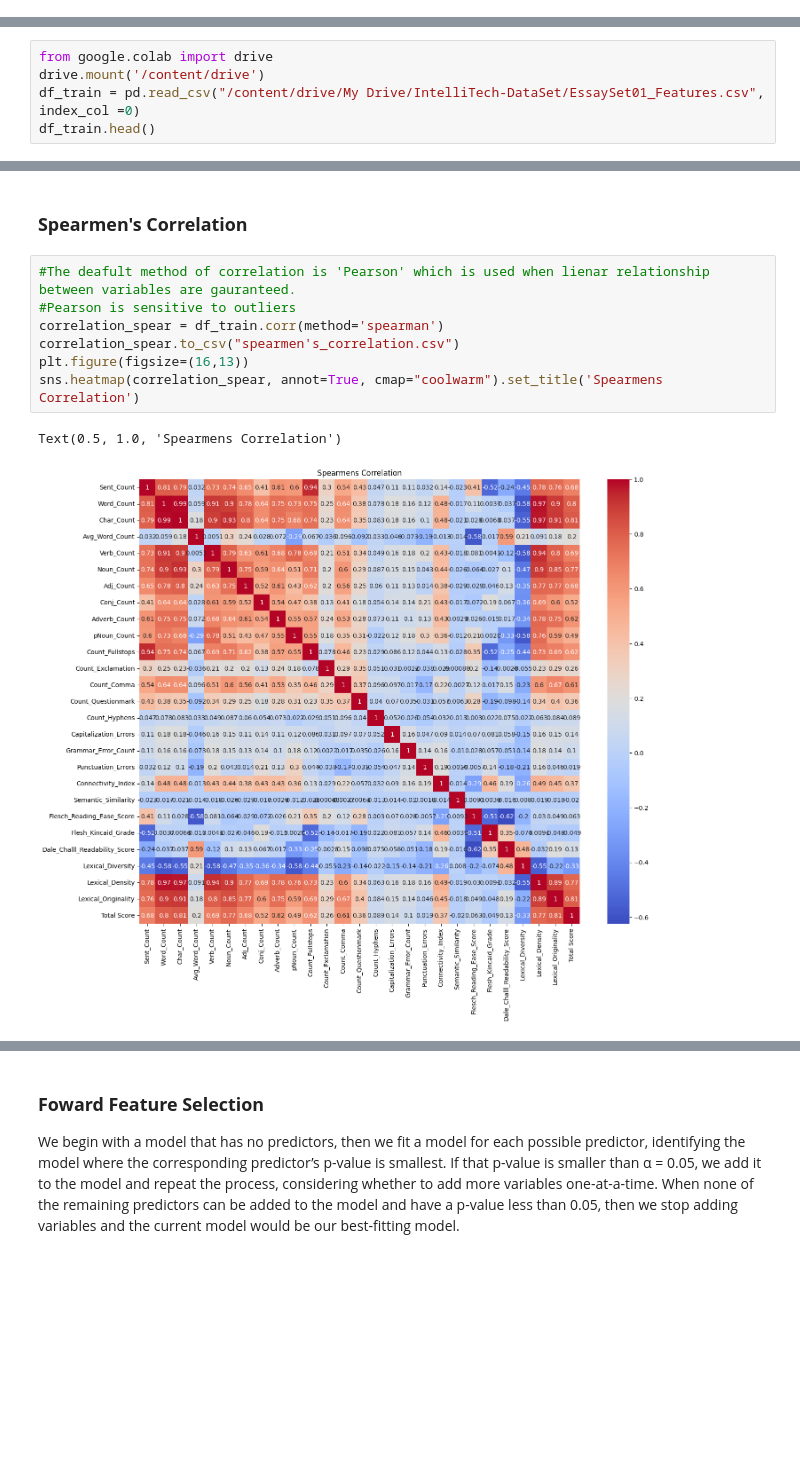
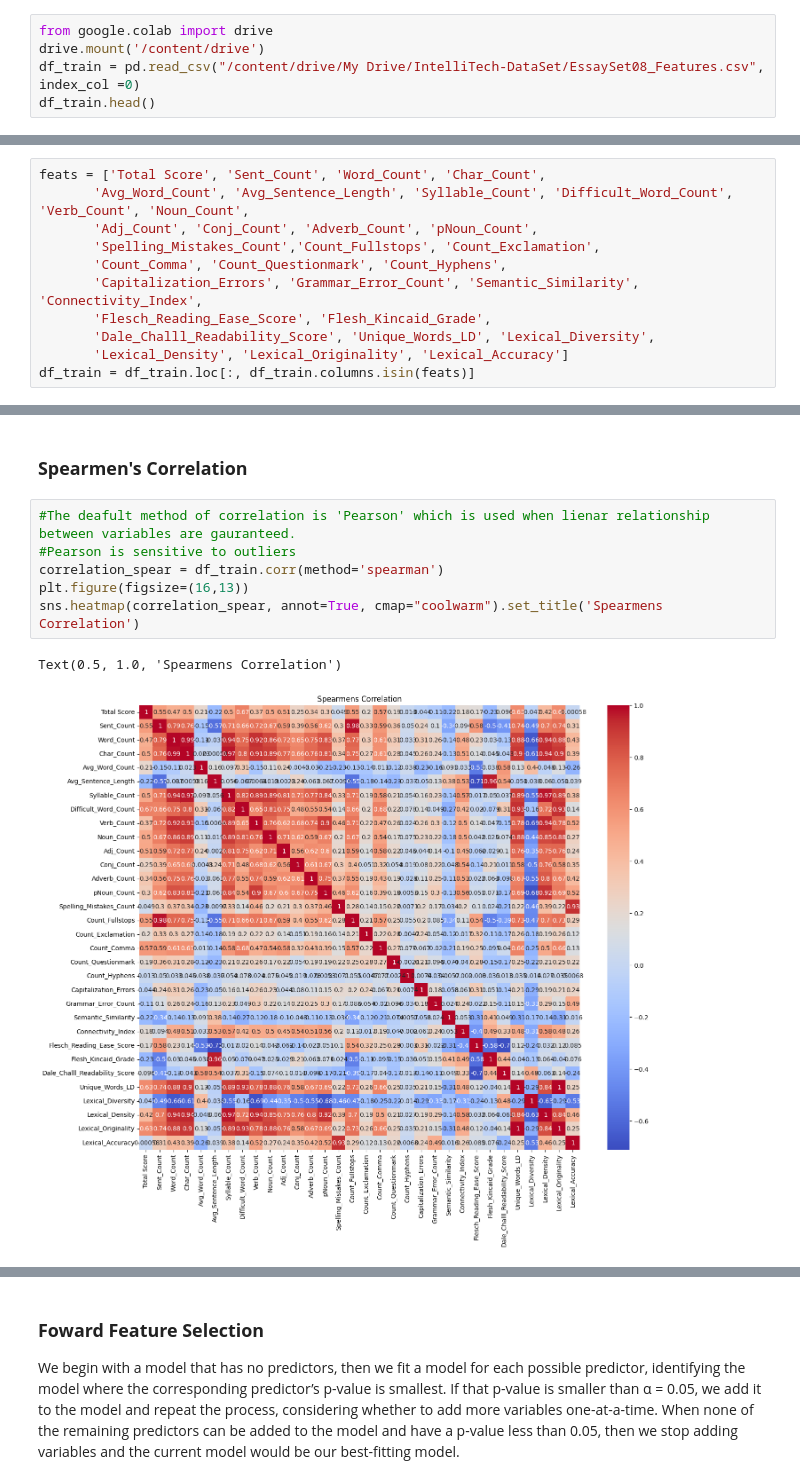
Before and after one commit to mustafabawany/IntelliTech, a Jupyter notebook: Model_Training.ipynb, the cells around one changed output, grey strips where cells are left out. Saved outputs shown, nothing was run; the diff lists cells and outputs as text; blank space fills up the shorter version.

```diff
--- a/Model_Training.ipynb
+++ b/Model_Training.ipynb
@@ -48,0 +51,5 @@ from mlxtend.feature_selection import SequentialFeatureSelector as SFS   #Forwar
+# %%
+from google.colab import drive
+drive.mount('/content/drive')
+df_train = pd.read_csv("/content/drive/My Drive/IntelliTech-DataSet/EssaySet08_Features.csv", index_col =0)
+df_train.head()
@@ -48,0 +88,11 @@ from mlxtend.feature_selection import SequentialFeatureSelector as SFS   #Forwar
+# %%
+feats = ['Total Score', 'Sent_Count', 'Word_Count', 'Char_Count',
+       'Avg_Word_Count', 'Avg_Sentence_Length', 'Syllable_Count', 'Difficult_Word_Count', 'Verb_Count', 'Noun_Count',
+       'Adj_Count', 'Conj_Count', 'Adverb_Count', 'pNoun_Count',
+       'Spelling_Mistakes_Count','Count_Fullstops', 'Count_Exclamation',
+       'Count_Comma', 'Count_Questionmark', 'Count_Hyphens',
+       'Capitalization_Errors', 'Grammar_Error_Count', 'Semantic_Similarity', 'Connectivity_Index',
+       'Flesch_Reading_Ease_Score', 'Flesh_Kincaid_Grade',
+       'Dale_Challl_Readability_Score', 'Unique_Words_LD', 'Lexical_Diversity',
+       'Lexical_Density', 'Lexical_Originality', 'Lexical_Accuracy']
+df_train = df_train.loc[:, df_train.columns.isin(feats)]
@@ -56,5 +120,0 @@ Apply transformations to make target variable more normally distributed for regr
-# %%
-from google.colab import drive
-drive.mount('/content/drive')
-df_train = pd.read_csv("/content/drive/My Drive/IntelliTech-DataSet/EssaySet01_Features.csv", index_col =0)
-df_train.head()
@@ -505,10 +533,9 @@ Text(0.5, 1.0, 'Pearson Correlation')
 # %%
 #The deafult method of correlation is 'Pearson' which is used when lienar relationship between variables are gauranteed.
 #Pearson is sensitive to outliers
 correlation_spear = df_train.corr(method='spearman')
-correlation_spear.to_csv("spearmen's_correlation.csv")
 plt.figure(figsize=(16,13))
 sns.heatmap(correlation_spear, annot=True, cmap="coolwarm").set_title('Spearmens Correlation')
 # %% [output]
 Text(0.5, 1.0, 'Spearmens Correlation')
-[figure, old version]
+[figure, new version]
```
Also changed, not shown: parts of 26 cells of this notebook, 3 other files.
